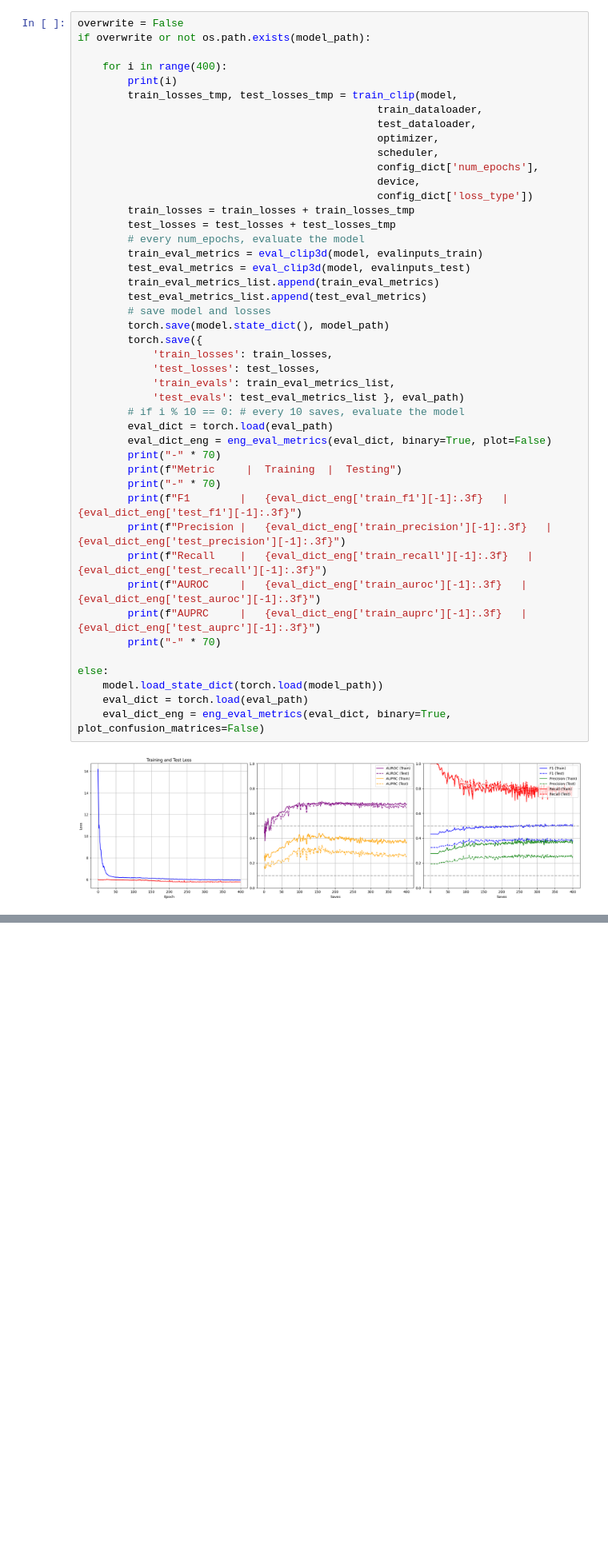
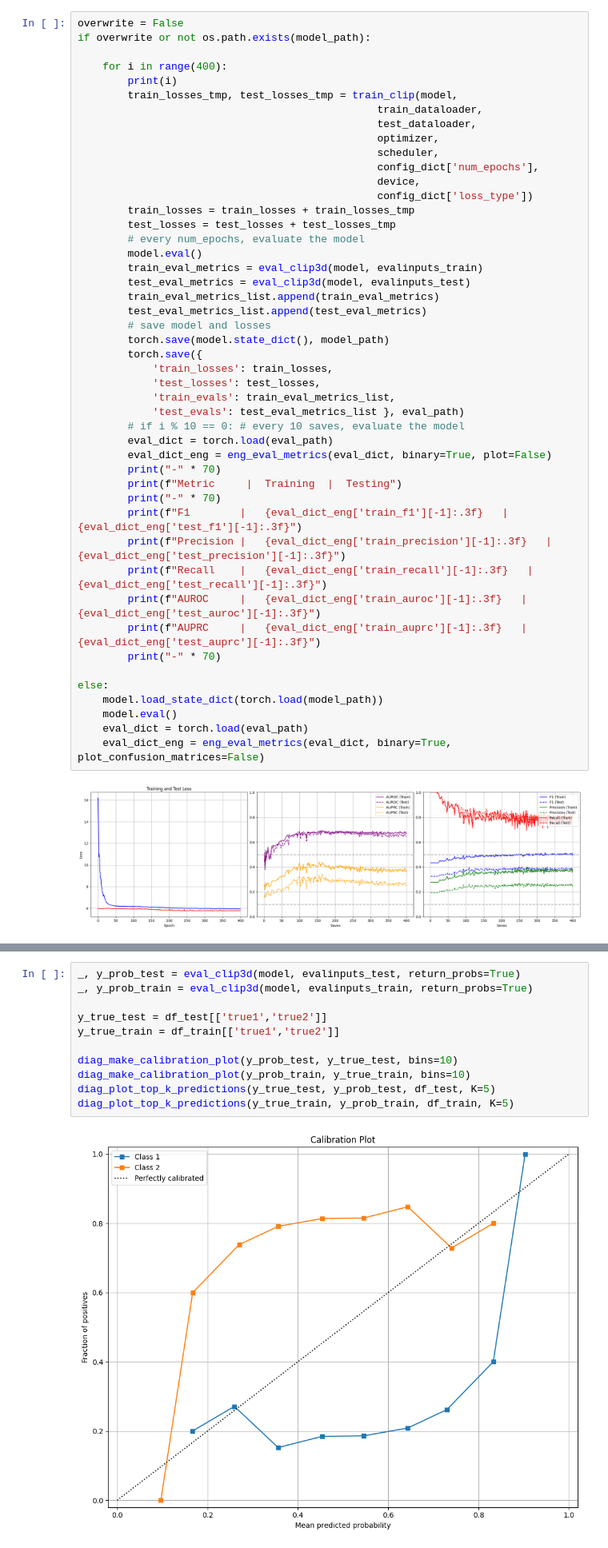
Before and after one commit to JiaxingQiu/llm_nicu_vitalsigns, a Jupyter notebook: script/CLIP/test_clip3d.ipynb, the cells around one changed output, grey strips where cells are left out. Shown at 80% size. Saved outputs shown, nothing was run; the diff lists cells and outputs as text; blank space fills up the shorter version.

Commit message:
make sure model in eval mode when evaluation

```diff
--- a/script/CLIP/test_clip3d.ipynb
+++ b/script/CLIP/test_clip3d.ipynb
@@ -312,6 +312,7 @@ if overwrite or not os.path.exists(model_path):
         train_losses = train_losses + train_losses_tmp
         test_losses = test_losses + test_losses_tmp
         # every num_epochs, evaluate the model
+        model.eval()
         train_eval_metrics = eval_clip3d(model, evalinputs_train)
         test_eval_metrics = eval_clip3d(model, evalinputs_test)
         train_eval_metrics_list.append(train_eval_metrics)
@@ -338,6 +339,7 @@ if overwrite or not os.path.exists(model_path):
 
 else:
     model.load_state_dict(torch.load(model_path))
+    model.eval()
     eval_dict = torch.load(eval_path)
     eval_dict_eng = eng_eval_metrics(eval_dict, binary=True, plot_confusion_matrices=False)
 # %% [output]
@@ -367,0 +361,13 @@ df_train
+# %%
+_, y_prob_test = eval_clip3d(model, evalinputs_test, return_probs=True)
+_, y_prob_train = eval_clip3d(model, evalinputs_train, return_probs=True)
+
+y_true_test = df_test[['true1','true2']]
+y_true_train = df_train[['true1','true2']]
+
+diag_make_calibration_plot(y_prob_test, y_true_test, bins=10)
+diag_make_calibration_plot(y_prob_train, y_true_train, bins=10)
+diag_plot_top_k_predictions(y_true_test, y_prob_test, df_test, K=5)
+diag_plot_top_k_predictions(y_true_train, y_prob_train, df_train, K=5)
+# %% [output]
+[figure, added]
```
Also changed, not shown: parts of 5 cells of this notebook, 3 other files.
